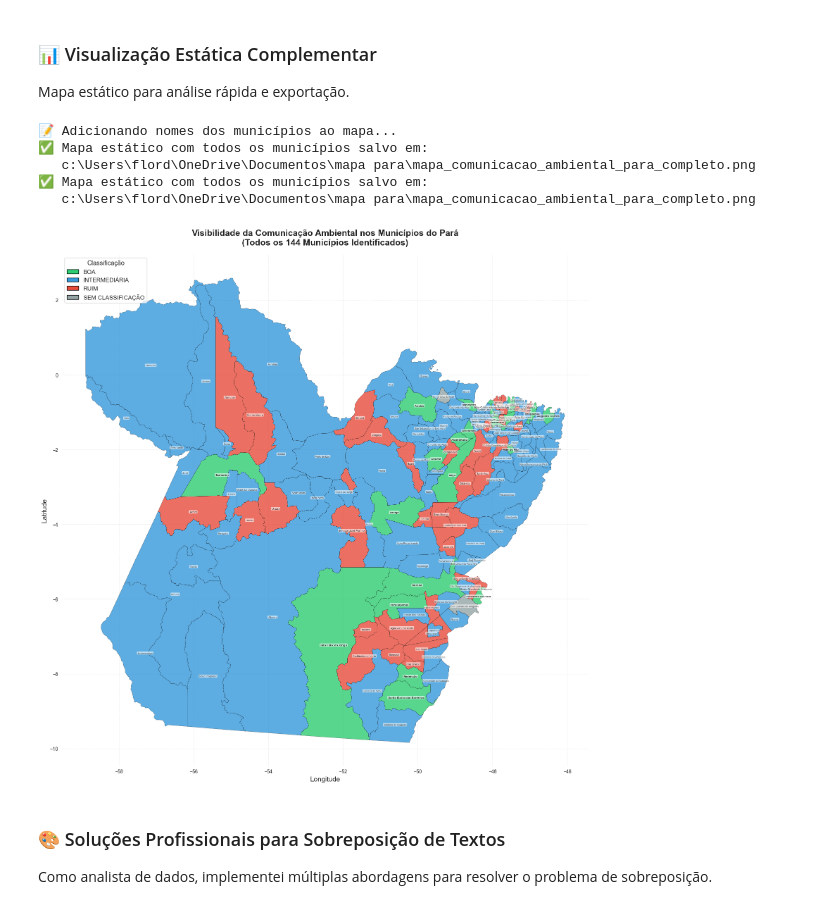
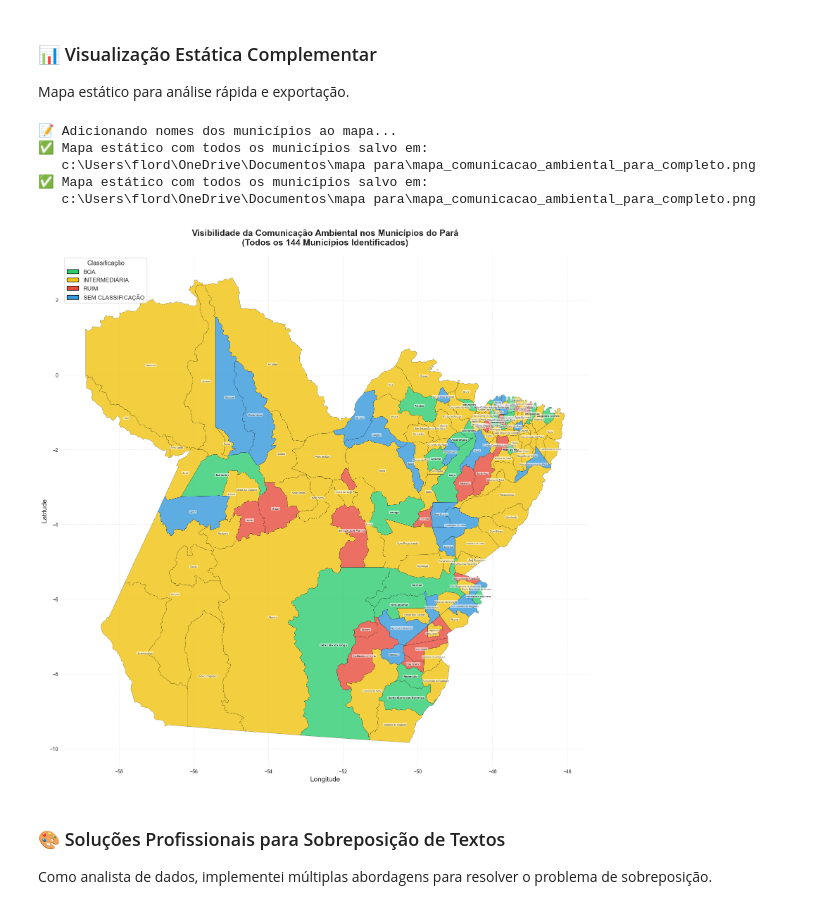
Before and after one commit to noamcoelho/mapa-para-ambiental, a Jupyter notebook: main.ipynb, the cells around one changed output. Cells and saved outputs as stored; diff of their text form; code cells hidden in the pictures.

```diff
--- a/main.ipynb
+++ b/main.ipynb
@@ -9,7 +9,7 @@ sns.set_style("whitegrid")
 plt.rcParams['figure.figsize'] = (12, 6)
 
 # Carregar o dataset
-df = pd.read_csv('classificacao_para_com_ibge_final_ATUAL.csv')
+df = pd.read_csv('classificacao_municipios 21 BOA 84 INTERMEDIARIA E 37 RUIM.CSV', sep=';', encoding='latin-1')
 
 # Informações básicas do dataset
 print("=" * 80)
@@ -133,8 +140,8 @@ print("=" * 80)
 print("EXEMPLOS DE MUNICÍPIOS POR CLASSIFICAÇÃO")
 print("=" * 80)
 
-for classificacao in df['Classificacao'].unique():
-    municipios = df[df['Classificacao'] == classificacao]['Municipio'].tolist()
+for classificacao in df['classificação'].unique():
+    municipios = df[df['classificação'] == classificacao]['Município'].tolist()
     print(f"\n{classificacao} ({len(municipios)} municípios):")
     print(f"  Exemplos: {', '.join(municipios[:5])}")
     if len(municipios) > 5:
@@ -251,13 +278,13 @@ Name: count, dtype: int64
 # Criar mapa interativo com Folium
 print("🗺️ Criando mapa interativo...")
 
-# Definir cores para cada classificação - NOVA PALETA
+# Definir cores para cada classificação - PALETA CORRETA
 color_map = {
-    'BOA': '#2ecc71',              # Verde
-    'INTERMEDIÁRIA': '#f1c40f',    # Amarelo
-    'RUIM': '#e74c3c',             # Vermelho
-    'SEM CLASSIFICAÇÃO': '#3498db', # Azul
-    'SEM DADOS': '#95a5a6'         # Cinza
+    'BOA': '#2ecc71',               # 🟢 Verde
+    'INTERMEDIARIA': '#f1c40f',      # 🟡 Amarelo
+    'RUIM': '#e74c3c',              # 🔴 Vermelho
+    'SEM CLASSIFICAÇÃO': '#3498db',  # 🔵 Azul
+    'SEM DADOS': '#95a5a6'          # Cinza
 }
 
 # Função para atribuir cor
@@ -301,7 +328,7 @@ for idx, row in gdf_completo.iterrows():
     # Criar GeoJson para cada município
     geo_json = folium.GeoJson(
         row['geometry'],
-        style_function=lambda x, cor=get_color(row['Classificacao']): {
+        style_function=lambda x, cor=get_color(row['classificação']): {
             'fillColor': cor,
             'color': 'black',
             'weight': 0.5,
@@ -312,12 +339,12 @@ for idx, row in gdf_completo.iterrows():
     # Criar popup com informações
     popup_html = f"""
     <div style="font-family: Arial; width: 200px;">
-        <h4 style="margin: 0; color: #2c3e50;">{row['Municipio']}</h4>
+        <h4 style="margin: 0; color: #2c3e50;">{row['Município']}</h4>
         <hr style="margin: 5px 0;">
         <p style="margin: 5px 0;"><b>Código IBGE:</b> {row['CD_MUN']}</p>
         <p style="margin: 5px 0;"><b>Classificação:</b>
-            <span style="color: {get_color(row['Classificacao'])}; font-weight: bold;">
-                {row['Classificacao']}
+            <span style="color: {get_color(row['classificação'])}; font-weight: bold;">
+                {row['classificação']}
             </span>
         </p>
     </div>
@@ -341,10 +368,9 @@ legend_html = '''
             box-shadow: 2px 2px 6px rgba(0,0,0,0.3);">
     <h4 style="margin: 0 0 10px 0; color: #2c3e50;"><b>Legenda</b></h4>
     <p style="margin: 5px 0;"><i class="fa fa-square" style="color:#2ecc71"></i> BOA</p>
-    <p style="margin: 5px 0;"><i class="fa fa-square" style="color:#3498db"></i> INTERMEDIÁRIA</p>
+    <p style="margin: 5px 0;"><i class="fa fa-square" style="color:#f1c40f"></i> INTERMEDIÁRIA</p>
     <p style="margin: 5px 0;"><i class="fa fa-square" style="color:#e74c3c"></i> RUIM</p>
-    <p style="margin: 5px 0;"><i class="fa fa-square" style="color:#95a5a6"></i> SEM CLASSIFICAÇÃO</p>
-    <p style="margin: 5px 0;"><i class="fa fa-square" style="color:#ecf0f1"></i> SEM DADOS</p>
+    <p style="margin: 5px 0;"><i class="fa fa-square" style="color:#3498db"></i> SEM CLASSIFICAÇÃO</p>
 </div>
 '''
 mapa.get_root().html.add_child(folium.Element(legend_html))
@@ -376,7 +402,7 @@ fig, ax = plt.subplots(1, 1, figsize=(20, 16))
 
 # Plotar cada classificação com sua cor
 for classificacao, cor in color_map.items():
-    subset = gdf_completo[gdf_completo['Classificacao'] == classificacao]
+    subset = gdf_completo[gdf_completo['classificação'] == classificacao]
     if len(subset) > 0:
         subset.plot(ax=ax, color=cor, edgecolor='black', linewidth=0.3, alpha=0.8, label=classificacao)
 
@@ -385,11 +411,11 @@ print("📝 Adicionando nomes dos municípios ao mapa...")
 for idx, row in gdf_completo.iterrows():
     centroid = row['geometry'].centroid
     # Ajustar tamanho da fonte baseado na classificação
-    if row['Classificacao'] == 'BOA':
+    if row['classificação'] == 'BOA':
         fontsize = 6
         fontweight = 'bold'
         alpha = 0.9
-    elif row['Classificacao'] == 'RUIM':
+    elif row['classificação'] == 'RUIM':
         fontsize = 5.5
         fontweight = 'normal'
         alpha = 0.8
@@ -398,7 +424,7 @@ for idx, row in gdf_completo.iterrows():
         fontweight = 'normal'
         alpha = 0.7
 
-    ax.annotate(text=row['Municipio'],
+    ax.annotate(text=row['Município'],
                 xy=(centroid.x, centroid.y),
                 fontsize=fontsize,
                 ha='center',
@@ -414,36 +440,36 @@ ax.set_xlabel('Longitude', fontsize=14)
 ax.set_ylabel('Latitude', fontsize=14)
 
 # Criar legenda customizada
 from matplotlib.patches import Patch
 legend_elements = [
     Patch(facecolor='#2ecc71', edgecolor='black', label='BOA'),
-    Patch(facecolor='#3498db', edgecolor='black', label='INTERMEDIÁRIA'),
+    Patch(facecolor='#f1c40f', edgecolor='black', label='INTERMEDIÁRIA'),
     Patch(facecolor='#e74c3c', edgecolor='black', label='RUIM'),
-    Patch(facecolor='#95a5a6', edgecolor='black', label='SEM CLASSIFICAÇÃO')
+    Patch(facecolor='#3498db', edgecolor='black', label='SEM CLASSIFICAÇÃO')
 ]
 ax.legend(handles=legend_elements, loc='upper left', fontsize=12, title='Classificação', title_fontsize=13)
 ax.set_aspect('equal')
 ax.grid(True, alpha=0.3, linestyle='--')
 
 # Remover spines
 for spine in ax.spines.values():
     spine.set_visible(False)
 
 plt.tight_layout()
 
 # Salvar na pasta atual com alta resolução
 output_path = r'c:\Users\flord\OneDrive\Documentos\mapa para\mapa_comunicacao_ambiental_para_completo.png'
 plt.savefig(output_path, dpi=400, bbox_inches='tight', facecolor='white')
 print(f"✅ Mapa estático com todos os municípios salvo em:")
 print(f"   {output_path}")
 plt.show()
 # %% [output]
 📝 Adicionando nomes dos municípios ao mapa...
 ✅ Mapa estático com todos os municípios salvo em:
    c:\Users\flord\OneDrive\Documentos\mapa para\mapa_comunicacao_ambiental_para_completo.png
 ✅ Mapa estático com todos os municípios salvo em:
    c:\Users\flord\OneDrive\Documentos\mapa para\mapa_comunicacao_ambiental_para_completo.png
-[figure, old version]
+[figure, new version]
 # %% [markdown]
 ### 🎨 Soluções Profissionais para Sobreposição de Textos
 
```
Also changed, not shown: parts of 9 cells of this notebook, 7 other files.
